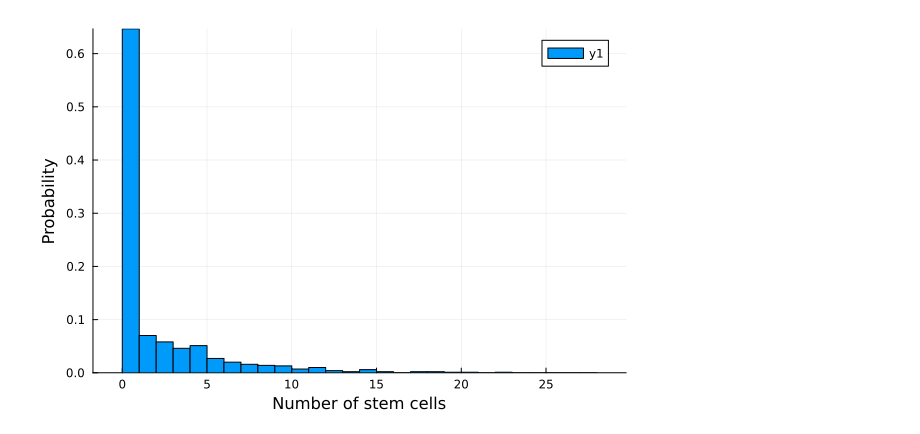
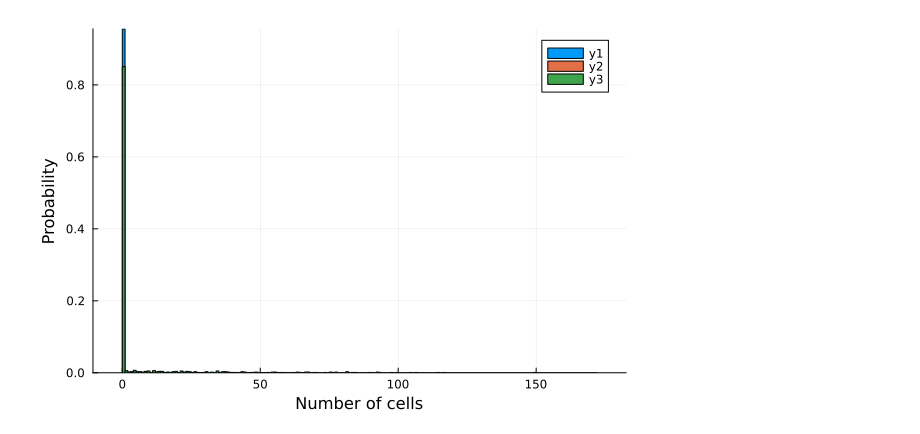
Before and after one commit to zancaa/trees-of-life, a Jupyter notebook: stochastic_logistic_growth.ipynb, the cells around one changed output. Drawn from its saved outputs; the diff is of its cells as text; code cells hidden in the pictures.

Commit message:
Stem cell pool models
Allowing/disallowing quiescence and differentiation. To do: identify 'useful' regions of parameter space.

```diff
--- a/stochastic_logistic_growth.ipynb
+++ b/stochastic_logistic_growth.ipynb
@@ -53,13 +56,19 @@ $$ \begin{align}
 # %%
 # Model parameters and values
-p = [ :μ_S => 0.1,
-      :μ_D => 0.2,
-      :σ => 0.3,
-      :λ => 0.15,
-      :K => 100 ]
+model_1_p = [ :μ_S => 0.1,
+      :μ_Q => 0.05,     # quiescent cells die at a lower rate than proliferative cells
+      :μ_P => 0.25,     # progenitor cells die at a higher rate than stem cells
+      :σ_S => 0.2,
+      :σ_P => 0.25,     # progenitor cells proliferate at a higher rate than stem cells
+      :λ_SQ => 0.0,     # Model 1: no quiescence
+      :λ_QS => 0.0,     # Model 1: no quiescence
+      :λ_SP => 0.1,
+      :λ_PS => 0.0,     # Model 1: no de-differentiation
+      :K => 1000        # Setting a low carrying capacity initially for computational purposes
+      ]
 
 # Initial conditions
-u0 = [ :S => 1, :D => 0 ]
+u0 = [ :S => 1, :Q => 0, :P => 0 ]
 
 # Simulation length
 tmax = 100.0;
@@ -80,5 +92,5 @@ plot(sol.t, sol[:S],
 # %%
 # Set up the stochastic version of the problem and solve for one instance
-jinp = JumpInputs(rn, u0, (0, tmax), p)
+jinp = JumpInputs(stem_network, u0, (0, tmax), model_1_p)
 prob = JumpProblem(jinp);
 sol = solve(prob);
@@ -92,20 +97,34 @@ plt = plot(sol.t, sol[:S],
 # %%
 # Array to store the result of each simulation
 ns = []
+nq = []
+np = []
 # Number of simulations to perform
 n_trajectories = 1000
 
 for i in 1:n_trajectories
     sol = solve(prob)
     s = sol(tmax, idxs=:S) # record the number of stem cells at time t = tmax
     push!(ns, s)
+    q = sol(tmax, idxs=:Q) # record the number of quiescent cells at time t = tmax
+    push!(nq, q)
+    p = sol(tmax, idxs=:P) # record the number of progenitor cells at time t = tmax
+    push!(np, p)
 end
 
 # Compute and plot the discrete probability distribution
 histogram(ns,
           bins=0:maximum(ns), # define bins from 0 to the maximum observed number of stem cells
           normalize=:probability,
-          xlabel="Number of stem cells",
+          xlabel="Number of cells",
           ylabel="Probability")
+
+histogram!(nq,
+          bins=0:maximum(nq), # define bins from 0 to the maximum observed number of quiescent cells
+          normalize=:probability)
+
+histogram!(np,
+          bins=0:maximum(np), # define bins from 0 to the maximum observed number of progenitor cells
+          normalize=:probability)
 # %% [output]
-[figure, old version]
+[figure, new version]
```
Also changed, not shown: parts of 32 cells of this notebook.
